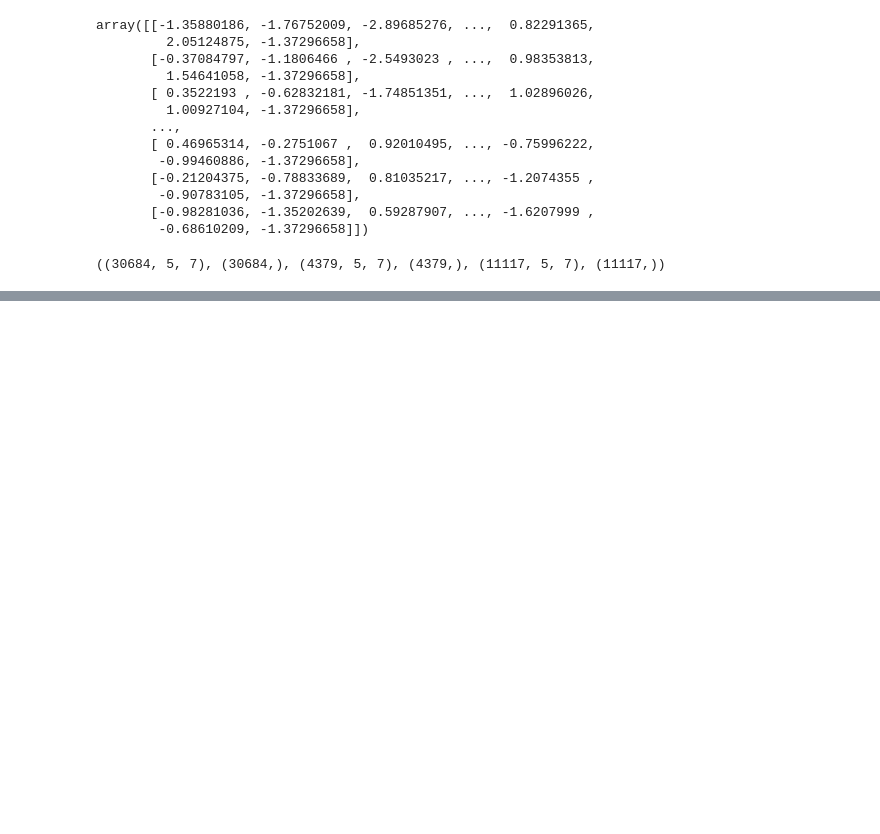
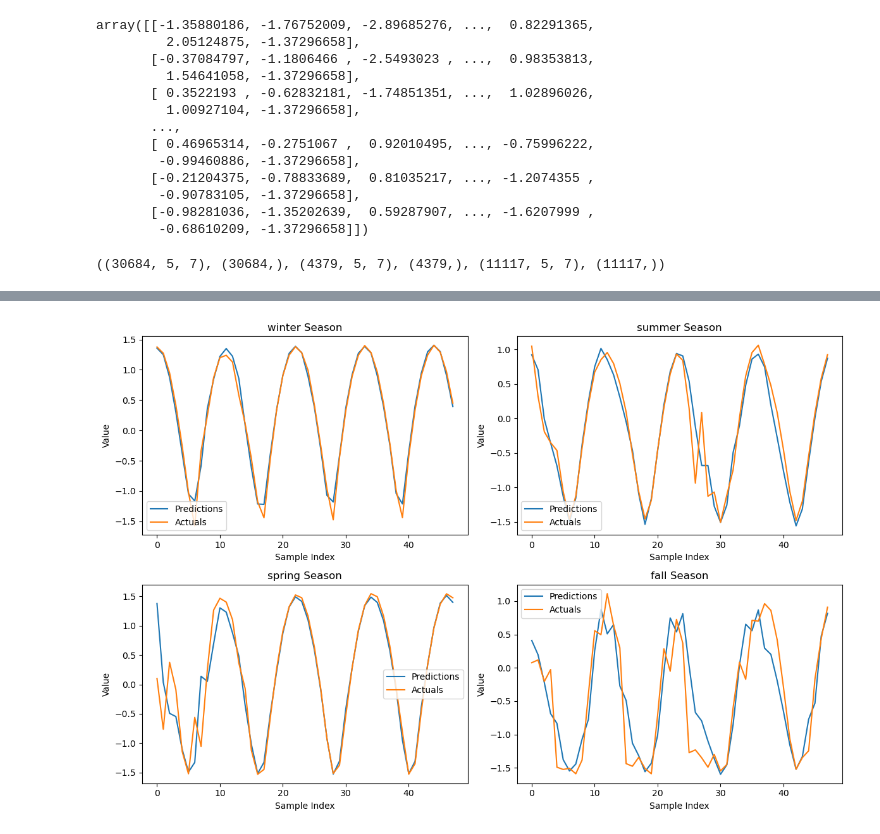
Before and after one commit to tsegaimerhawi/PV-prediction, a Jupyter notebook: WF-G(i).ipynb, the cells around one changed output, grey strips where cells are left out. Saved outputs shown, nothing was run; the diff lists cells and outputs as text; code cells hidden in the pictures; blank space fills up the shorter version.

```diff
--- a/WF-G(i).ipynb
+++ b/WF-G(i).ipynb
@@ -586,0 +541,3 @@ Test MAE: fall, Test MBA: 0.06906824558973312, Test RMAE: 120.7715072631836%
+# %%
+test_loss, test_mae, test_mba, test_rmse = best_model.evaluate(X_test1, y_test1)
+print(f'Test MAE: {test_mae}, Test MBA: {test_mba}, Test RMAE: {test_rmse}%')
@@ -586,0 +557,25 @@ Test MAE: fall, Test MBA: 0.06906824558973312, Test RMAE: 120.7715072631836%
+# %%
+season_list_x = [X_winter, X_summer, X_spring,X_fall]
+season_list_y = [y_winter, y_summer, y_spring,y_fall]
+season_names = ["winter","summer","spring","fall"]
+
+fig, axes = plt.subplots(nrows=2, ncols=2, figsize=(12, 8))
+axes = axes.flatten()
+
+for idx, (i, j) in enumerate(zip(season_list_x, season_list_y)):
+    train_predictions = best_model.predict(i).flatten()
+    train_results = pd.DataFrame(data={'Train Predictions':train_predictions, 'Actuals':j.flatten()})
+    test_loss, test_mae, test_mba, test_rmae = best_model.evaluate(i, j)
+    print(f'Test MAE: {season_names[idx]}, Test MBA: {test_mba}, Test RMAE: {test_rmae}%')
+    ax = axes[idx]
+    ax.plot(train_results['Train Predictions'][0:48], label='Predictions')
+    ax.plot(train_results['Actuals'][0:48], label='Actuals')
+    ax.set_title(f"{season_names[idx]} Season")
+    ax.legend()
+    ax.set_xlabel('Sample Index')
+    ax.set_ylabel('Value')
+
+
+plt.tight_layout()
+plt.show()
+# %% [output]
@@ -587 +594,2 @@ Test MAE: fall, Test MBA: 0.06906824558973312, Test RMAE: 120.7715072631836%
+[figure, added]
 # %%
```
Also changed, not shown: parts of 26 cells of this notebook.
